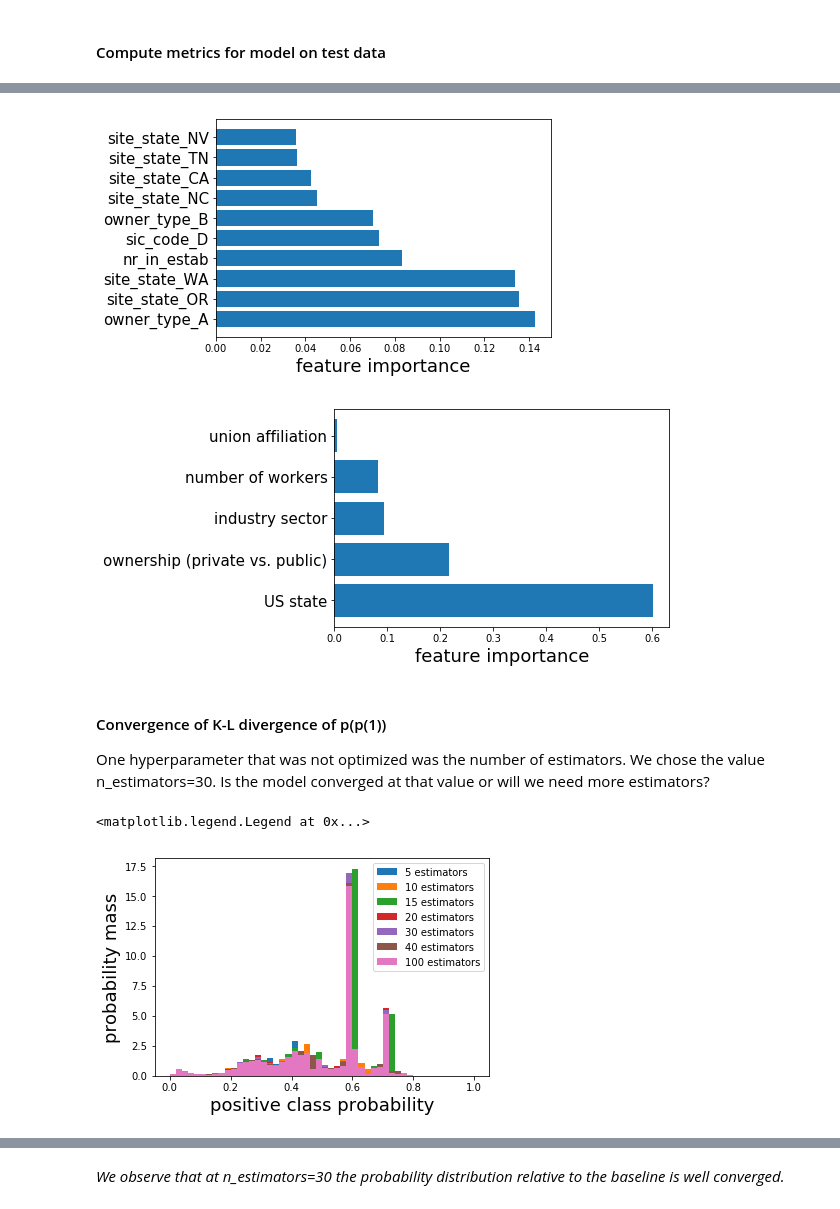
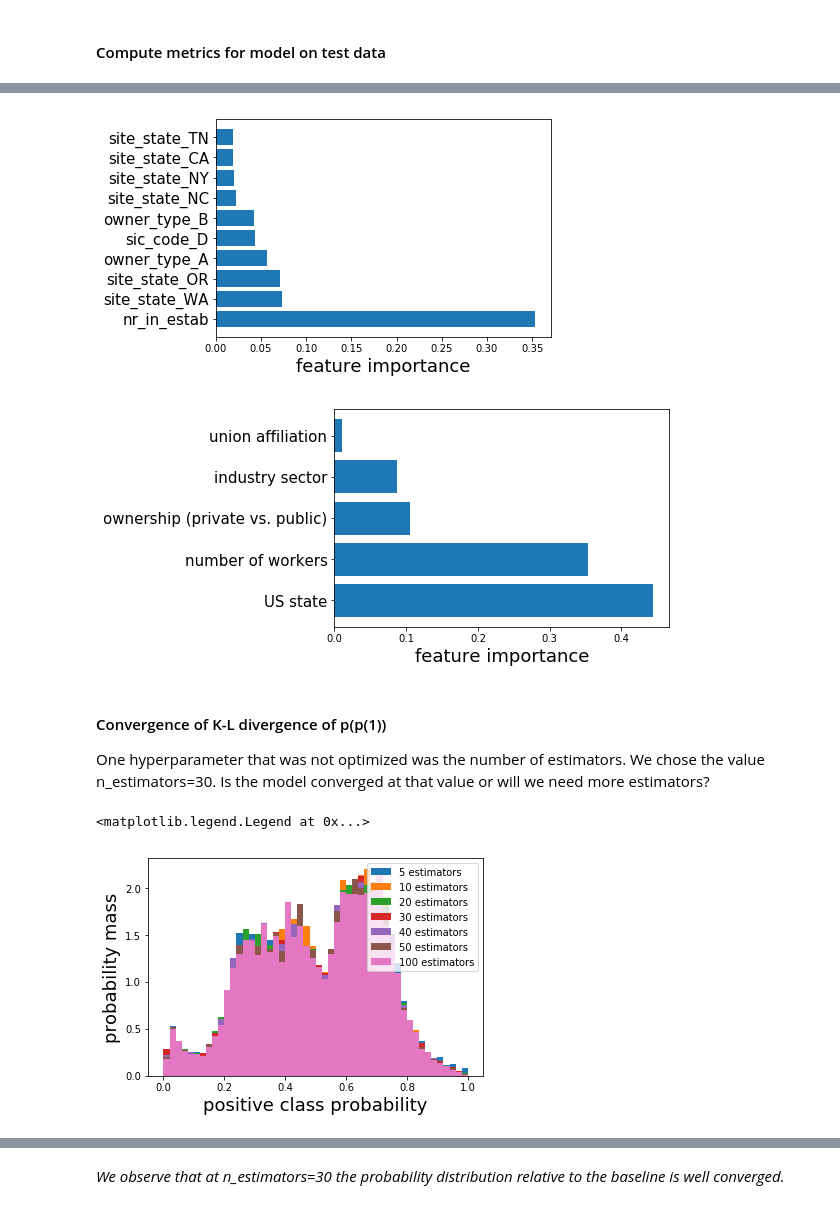
Before and after one commit to adrian-soto/HSinspect, a Jupyter notebook: model.ipynb, the cells around one changed output, grey strips where cells are left out. Drawn from its saved outputs; the diff is of its cells as text; code cells hidden in the pictures.

```diff
--- a/model.ipynb
+++ b/model.ipynb
@@ -158,36 +164,30 @@ def print_RSCV_results(results, n_top=3):
 # %%
-# Utility function to report best scores of random search of hyperparameters
-
-from scipy.stats import randint as sp_randint
-from sklearn.ensemble import RandomForestClassifier
-from sklearn.model_selection import RandomizedSearchCV
-
-
 # Initialize classifier instance
 clf = RandomForestClassifier()
 
 # Dictionary containing hyperparameter values.
 # Keys coincide with RF variable names
-param_dist = {"max_depth": [9,11,13],
-             "max_features": sp_randint(np.floor(0.25*X.shape[1]), X.shape[1]),  # in range (Nfeat/4, Nfeat)
-             "min_samples_split": sp_randint(30, 200),
-             "min_samples_leaf": sp_randint(1, 11),
-             "bootstrap": [True, False],
-             "criterion": ["gini", "entropy"]} # run randomized search
+param_dist = {"max_features": sp_randint(int(np.sqrt(X.shape[1]))/2, 2*np.sqrt(X.shape[1])),
+             "min_samples_split": sp_randint(2, 10),
+             "min_samples_leaf": sp_randint(1, 5),
+             "criterion": ["gini", "entropy"],
+             "n_estimators": range(int(np.sqrt(X.shape[1])), X.shape[1]/3)}
+                # run randomized search
 
-n_iter_search = 25
+n_iter_search = 5 # number of parameter choices
 random_search = RandomizedSearchCV(
     clf,
     param_distributions=param_dist,
     scoring="accuracy",
     n_iter=n_iter_search,
+    cv=8,
     n_jobs=2,
     verbose=2)
 
 
 # X_train, X_test, y_train, y_test
 start = time()
-random_search.fit(X, Y)
+random_search.fit(X_train, y_train)
 #print "RandomizedSearchCV took %.2f seconds for %d candidates", " parameter settings." % ((time() - start), n_iter_search)
 print "Elapsed time: ", (time() - start), "seconds for ", n_iter_search ,"hyperparameter choices"
 # %% [output]
@@ -255,7 +235,7 @@ Parameters: {'bootstrap': True, 'min_samples_leaf': 1, 'min_samples_split': 115,
 # %% [markdown]
 #### Train model
 # %%
-# Retrain model with optimal parameters
+# Retrain model with optimal parameters on all of the train data.
 from sklearn.ensemble import RandomForestClassifier
 
 
@@ -264,12 +244,10 @@ optparams = random_search.cv_results_['params'][np.argmin(random_search.cv_resul
 
 
 clf = RandomForestClassifier(n_jobs=2, n_estimators=30,
-    bootstrap         = optparams['bootstrap'],
     min_samples_leaf  = optparams['min_samples_leaf'],
     min_samples_split = optparams['min_samples_split'],
     criterion         = optparams['criterion'],
-    max_features      = optparams['max_features'],
-    max_depth         = optparams['max_depth']
+    max_features      = optparams['max_features']
     ) #, random_state=0)
 
 
@@ -364,16 +345,13 @@ fig, ax = plt.subplots()
 ax.barh(np.arange(0,Nbars), feat_imp[0:Nbars])
 ax.set_yticks(np.arange(0,Nbars))
 
-
 ax.set_yticklabels(feature_labels, fontsize=fs-3) #, rotation='vertical')
-
-
 
 ax.set_xlabel('feature importance', fontsize=fs)
 #ax.set_title('Feature', fontsize=fs)
 plt.savefig('feature_importance_all.png',  bbox_inches='tight', dpi=500)
 # %% [output]
-[figure, old version]
+[figure, new version]
 # %%
 # Aggregate features by type
 imp = np.zeros(5)
@@ -429,7 +407,7 @@ ax.set_yticklabels(np.array(my_labels)[agg_index_sorted], fontsize=fs-3) #, rota
 ax.set_xlabel('feature importance', fontsize=fs)
 plt.savefig('feature_importance_grouped.png',  bbox_inches='tight', dpi=500)
 # %% [output]
-[figure, old version]
+[figure, new version]
 # %% [markdown]
 #### Convergence of K-L divergence of p(p(1))
 One hyperparameter that was not optimized was the number of estimators. We chose the value n_estimators=30. Is the model converged at that value or will we need more estimators?
@@ -444,41 +415,39 @@ def KL_div(a, b):
 # Train and compute probabilities
 
 Nbins = 50 # Bins for histograms
-n_est = [5, 10, 15, 20, 30, 40, 100]
+n_est = [5, 10, 20, 30, 40, 50, 100]
 
 hbins=[]
 for n in n_est:
 
-    clf = RandomForestClassifier(n_jobs=2, n_estimators = n,
-        bootstrap         = optparams['bootstrap'],
+    clf_KL = RandomForestClassifier(n_jobs=2, n_estimators = n,
         min_samples_leaf  = optparams['min_samples_leaf'],
         min_samples_split = optparams['min_samples_split'],
         criterion         = optparams['criterion'],
         max_features      = optparams['max_features'],
-        max_depth         = optparams['max_depth']
         )
 
-    clf.fit(X_train, y_train)
+    clf_KL.fit(X_train, y_train)
 
 
-    pred_prob = clf.predict_proba(X_test)[:,1]
+    pred_prob = clf_KL.predict_proba(X_test)[:,1]
     h, e, p = plt.hist(
         pred_prob,
         bins=Nbins,
         range=(0.0,1.0),
         normed='true',
         label=str(n)+ ' estimators')
 
 
     hbins.append(h)
 
 plt.xlabel('positive class probability', fontsize=fs)
 plt.ylabel('probability mass', fontsize=fs)
 plt.legend()
-plt.savefig('./p1dist_nestimators.png')
+#plt.savefig('./p1dist_nestimators.png')
 # %% [output]
 <matplotlib.legend.Legend at 0x...>
-[figure, old version]
+[figure, new version]
 # %%
 # Kullbeck-Leibler divergence
 def KL_div(p1, p2, threshold = 1.0E-07):
```
Also changed, not shown: parts of 22 cells of this notebook.
